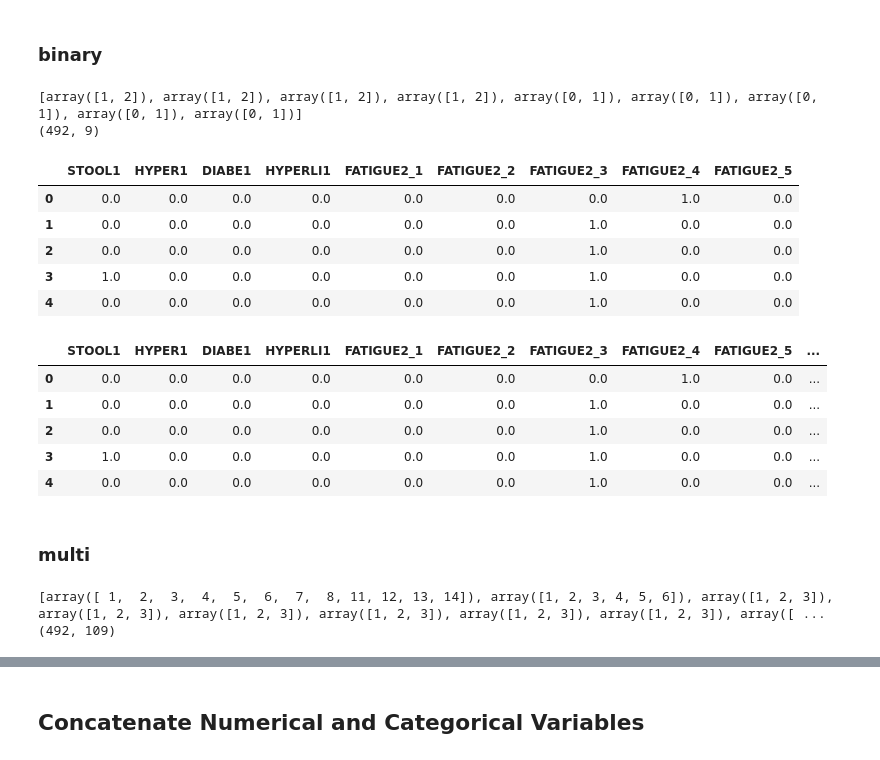
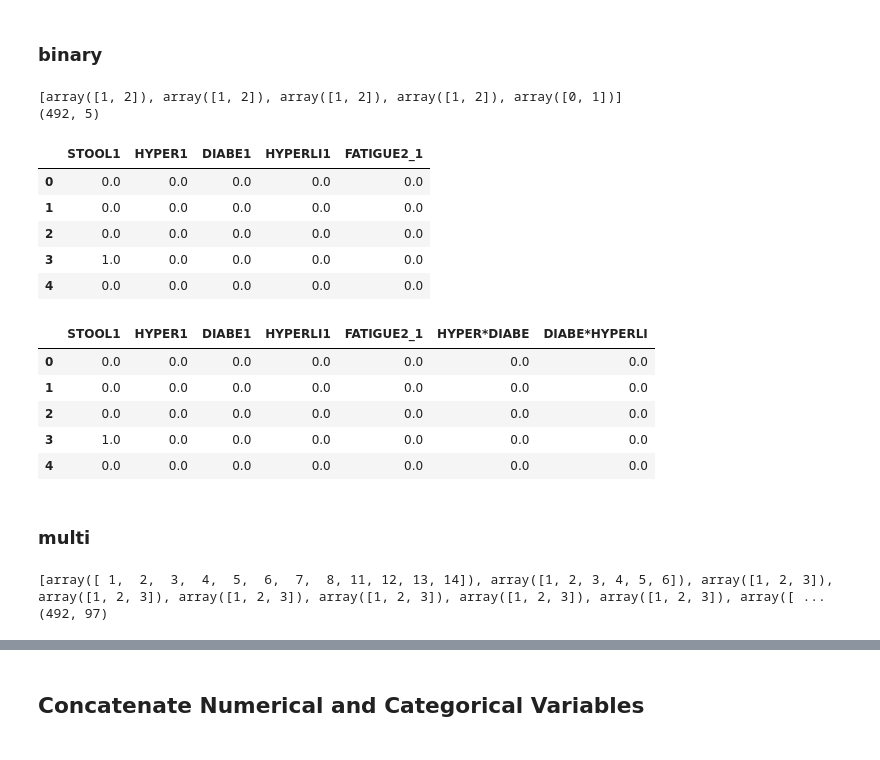
Before and after one commit to kimsunghun00/hanbang, a Jupyter notebook: 한방통계.ipynb, the cells around one changed output, grey strips where cells are left out. Cells and saved outputs as stored; diff of their text form; code cells hidden in the pictures.

```diff
--- a/한방통계.ipynb
+++ b/한방통계.ipynb
@@ -44,7 +44,8 @@ X_data['SLEEP'] = X_data['SLEEP3_1'] + X_data['SLEEP3_2'] / 60
 # %%
 X_data = X_data.drop(['DRINK', 'SMOKE', 'STOOL12_7', 'STOOL12_8',
                       'SLEEP3_1', 'SLEEP3_2',
-                      'SEX', 'AGE', 'MARRIAGE'], axis=1)
+                      'SEX', 'AGE', 'MARRIAGE',
+                      'FATIGUE2_2', 'FATIGUE2_3', 'FATIGUE2_4', 'FATIGUE2_5'], axis=1)
 X_data.head()
 # %% [output]
 |  | JOB | EDUCATION | CHARACTER1 | CHARACTER2 | CHARACTER3 | CHARACTER4 | CHARACTER5 | CHARACTER6 | ... |
@@ -177,7 +185,7 @@ numeric_data_df.head()
 ### binary
 # %%
 binary_var_list = ['STOOL1', 'HYPER1', 'DIABE1', 'HYPERLI1',
-                   'FATIGUE2_1', 'FATIGUE2_2', 'FATIGUE2_3', 'FATIGUE2_4', 'FATIGUE2_5']
+                   'FATIGUE2_1']
 X_binary = X_data.reindex(columns=binary_var_list)
 # %%
 from sklearn.preprocessing import OneHotEncoder
@@ -188,28 +196,29 @@ X_binary_matrix = binary_encoder.transform(X_binary)
 print(binary_encoder.categories_)
 print(X_binary_matrix.toarray().shape)
 # %% [output]
-[array([1, 2]), array([1, 2]), array([1, 2]), array([1, 2]), array([0, 1]), array([0, 1]), array([0, 1]), array([0, 1]), array([0, 1])]
-(492, 9)
+[array([1, 2]), array([1, 2]), array([1, 2]), array([1, 2]), array([0, 1])]
+(492, 5)
 # %%
 X_cat_binary_df = pd.DataFrame(X_binary_matrix.toarray(), columns=X_binary.columns)
 X_cat_binary_df.head()
 # %% [output]
-|  | STOOL1 | HYPER1 | DIABE1 | HYPERLI1 | FATIGUE2_1 | FATIGUE2_2 | FATIGUE2_3 | FATIGUE2_4 | FATIGUE2_5 |
-| 0 | 0.0 | 0.0 | 0.0 | 0.0 | 0.0 | 0.0 | 0.0 | 1.0 | 0.0 |
-| 1 | 0.0 | 0.0 | 0.0 | 0.0 | 0.0 | 0.0 | 1.0 | 0.0 | 0.0 |
-| 2 | 0.0 | 0.0 | 0.0 | 0.0 | 0.0 | 0.0 | 1.0 | 0.0 | 0.0 |
-| 3 | 1.0 | 0.0 | 0.0 | 0.0 | 0.0 | 0.0 | 1.0 | 0.0 | 0.0 |
-| 4 | 0.0 | 0.0 | 0.0 | 0.0 | 0.0 | 0.0 | 1.0 | 0.0 | 0.0 |
+|  | STOOL1 | HYPER1 | DIABE1 | HYPERLI1 | FATIGUE2_1 |
+| 0 | 0.0 | 0.0 | 0.0 | 0.0 | 0.0 |
+| 1 | 0.0 | 0.0 | 0.0 | 0.0 | 0.0 |
+| 2 | 0.0 | 0.0 | 0.0 | 0.0 | 0.0 |
+| 3 | 1.0 | 0.0 | 0.0 | 0.0 | 0.0 |
+| 4 | 0.0 | 0.0 | 0.0 | 0.0 | 0.0 |
 # %%
 X_cat_binary_df['HYPER*DIABE'] = X_cat_binary_df['HYPER1'] * X_cat_binary_df['DIABE1']
+X_cat_binary_df['DIABE*HYPERLI'] = X_cat_binary_df['DIABE1'] * X_cat_binary_df['HYPERLI1']
 X_cat_binary_df.head()
 # %% [output]
-|  | STOOL1 | HYPER1 | DIABE1 | HYPERLI1 | FATIGUE2_1 | FATIGUE2_2 | FATIGUE2_3 | FATIGUE2_4 | FATIGUE2_5 | ... |
-| 0 | 0.0 | 0.0 | 0.0 | 0.0 | 0.0 | 0.0 | 0.0 | 1.0 | 0.0 | ... |
-| 1 | 0.0 | 0.0 | 0.0 | 0.0 | 0.0 | 0.0 | 1.0 | 0.0 | 0.0 | ... |
-| 2 | 0.0 | 0.0 | 0.0 | 0.0 | 0.0 | 0.0 | 1.0 | 0.0 | 0.0 | ... |
-| 3 | 1.0 | 0.0 | 0.0 | 0.0 | 0.0 | 0.0 | 1.0 | 0.0 | 0.0 | ... |
-| 4 | 0.0 | 0.0 | 0.0 | 0.0 | 0.0 | 0.0 | 1.0 | 0.0 | 0.0 | ... |
+|  | STOOL1 | HYPER1 | DIABE1 | HYPERLI1 | FATIGUE2_1 | HYPER*DIABE | DIABE*HYPERLI |
+| 0 | 0.0 | 0.0 | 0.0 | 0.0 | 0.0 | 0.0 | 0.0 |
+| 1 | 0.0 | 0.0 | 0.0 | 0.0 | 0.0 | 0.0 | 0.0 |
+| 2 | 0.0 | 0.0 | 0.0 | 0.0 | 0.0 | 0.0 | 0.0 |
+| 3 | 1.0 | 0.0 | 0.0 | 0.0 | 0.0 | 0.0 | 0.0 |
+| 4 | 0.0 | 0.0 | 0.0 | 0.0 | 0.0 | 0.0 | 0.0 |
 # %% [markdown]
 ### multi
 # %%
@@ -220,18 +229,19 @@ multi_var_list = ['JOB', 'EDUCATION',
                   'CHARACTER6', 'CHARACTER7', 'CHARACTER8', 'CHARACTER9', 'CHARACTER10',
                   'CHARACTER11', 'CHARACTER12', 'CHARACTER13', 'CHARACTER14', 'CHARACTER15',
                   'DIE4', 'DIET7', 'DIGEST1',
-                  'DIGEST3', 'SWEAT1', 'SWEAT3', 'STOOL7', 'COLDHEAT1', 'COLDHEAT2',
-                  'COLDHEAT3', 'COLDHEAT4', 'WATER1', 'WATER3', 'COLDHEAT_G', 'FATIGUE1']
+                  'DIGEST3', 'SWEAT1', 'SWEAT3', 'STOOL7',
+                 # 'COLDHEAT1', 'COLDHEAT2','COLDHEAT3', 'COLDHEAT4',
+                  'WATER1', 'WATER3', 'COLDHEAT_G', 'FATIGUE1']
 X_multi = X_data.reindex(columns=multi_var_list)
 
-onehot_encoder = OneHotEncoder()
+onehot_encoder = OneHotEncoder(handle_unknown='ignore')
 onehot_encoder.fit(X_multi)
 onehot_matrix = onehot_encoder.transform(X_multi)
 print(onehot_encoder.categories_)
 print(onehot_matrix.toarray().shape)
 # %% [output]
 [array([ 1,  2,  3,  4,  5,  6,  7,  8, 11, 12, 13, 14]), array([1, 2, 3, 4, 5, 6]), array([1, 2, 3]), array([1, 2, 3]), array([1, 2, 3]), array([1, 2, 3]), array([1, 2, 3]), array([1, 2, 3]), array([ ...
-(492, 109)
+(492, 97)
 # %%
 X_cat_multi_df = pd.DataFrame(onehot_matrix.toarray())
 X_cat_multi_df.head()
```
Also changed, not shown: parts of 49 cells of this notebook.
